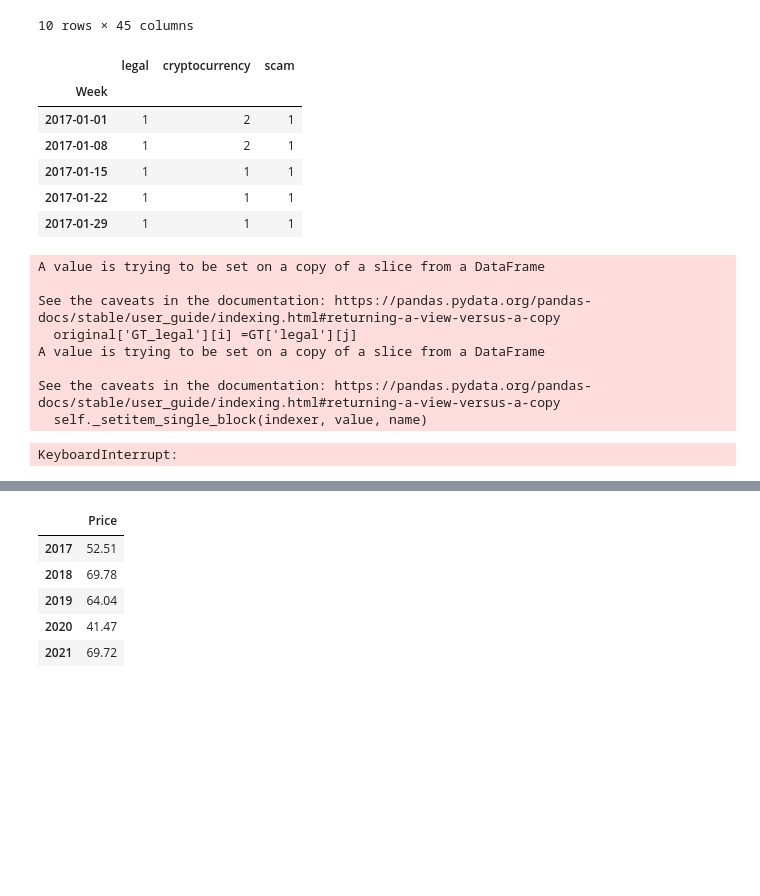
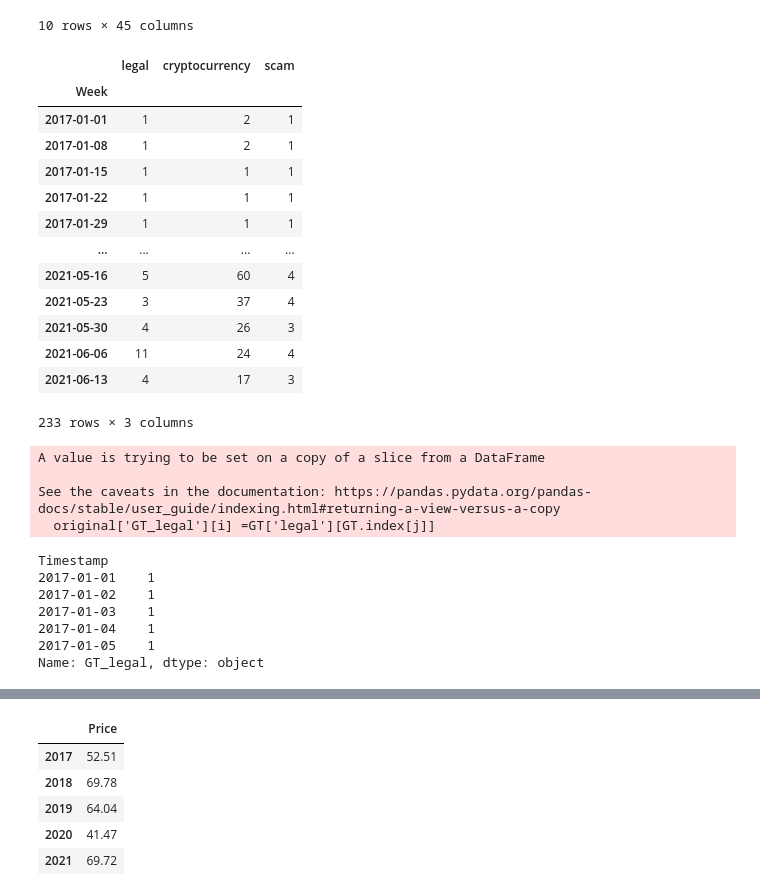
Before and after one commit to s-asrmorais/MSc_thesis_code_DataScience, a Jupyter notebook: code.ipynb, the cells around one changed output, grey strips where cells are left out. Cells and saved outputs as stored; diff of their text form; code cells hidden in the pictures; blank space fills up the shorter version.

```diff
--- a/code.ipynb
+++ b/code.ipynb
@@ -102,9 +102,17 @@ data = pd.date_range('2014-01', periods = 104, freq ='M')
 gold.index=data
 
 # Transform the data
+gold.index=gold.index.strftime('%Y-%m')
+gold.index.name='Timestamp'
 gold= gold.drop(gold.columns[0], axis=1)
 gold= gold.rename(columns={'Unnamed: 2': 'Price'})
 
+# Delete the the rows that you will not use
+for i in gold.index:
+    if i<'2017-01' or i>'2021-06':
+        gold=gold.drop(i)
+    continue
+
 gold.head()
 # %% [output]
 |  | Price |
@@ -116,7 +125,7 @@ gold.head()
 # %%
 # Copy this variable to the original dataframe
-for i in original.index.strftime('%Y-%m-%d'):
-    for j in gold.index.strftime('%Y-%m-%d'):
+for i in original.index.strftime('%Y-%m'):
+    for j in gold.index:
         if i==j:
             original['Gold'][i]=gold['Price'][j]
 
@@ -173,46 +182,53 @@ original.head(10) #check the original dataset
 # %%
 ## Sentiment analysis using Google Trends (GT)
 # Import the variables
 GT = pd.read_csv('C:/Users/sofia/OneDrive/Desktop/CLSBE/2nd year/Tese/data/GT.csv', header=1,index_col=0)
 
-#Rename the variables to simplify
+# Data transformation
 GT = GT.rename(columns={'bitcoin legal: (Worldwide)': 'legal'})
 GT = GT.rename(columns={'bitcoin cryptocurrency: (Worldwide)': 'cryptocurrency'})
 GT = GT.rename(columns={'bitcoin scam: (Worldwide)': 'scam'})
-GT.index = pd.to_datetime(GT.index)
-GT.head()
+
+# Delete the the rows that you will not use
+for i in GT.index:
+    if i>'2021-06-13':
+        GT=GT.drop(i)
+    continue
+GT.head(300)
 # %% [output]
 |  | legal | cryptocurrency | scam |
 | Week |  |  |  |
 | 2017-01-01 | 1 | 2 | 1 |
 | 2017-01-08 | 1 | 2 | 1 |
 | 2017-01-15 | 1 | 1 | 1 |
 | 2017-01-22 | 1 | 1 | 1 |
 | 2017-01-29 | 1 | 1 | 1 |
+| ... | ... | ... | ... |
+| 2021-05-16 | 5 | 60 | 4 |
+| 2021-05-23 | 3 | 37 | 4 |
+| 2021-05-30 | 4 | 26 | 3 |
+| 2021-06-06 | 11 | 24 | 4 |
+| 2021-06-13 | 4 | 17 | 3 |
+233 rows × 3 columns
 # %%
+# Add the GT+legal keyword variable to the original dataset
 original['GT_legal']=''
-# Add the GT+legal keyword variable to the original dataset
 for i in original.index.strftime('%Y-%m-%d'):
-    for j in GT.index.strftime('%Y-%m-%d'):
-        if i==j:
-            original['GT_legal'][i] =GT['legal'][j]
-        else:
-            for k in original.index:
-                for l in GT.index:
-                    if k >l and k<l:
-                          original['GT_legal'][k] =GT['legal'][l]
-    continue
+    for j in range(len(GT.index)-1):
+        if i>=GT.index[j] and i<GT.index[j+1]:
+            original['GT_legal'][i] =GT['legal'][GT.index[j]]
+        continue
 
-#original['GT_cryptocurrency'] =GT['cryptocurrency']
-#original['GT_scam'] =GT['scam']
-original.head(10) #check the original dataset
+original['GT_legal'].head() #check the original dataset
 # %% [output]
 A value is trying to be set on a copy of a slice from a DataFrame
 
 See the caveats in the documentation: https://pandas.pydata.org/pandas-docs/stable/user_guide/indexing.html#returning-a-view-versus-a-copy
-  original['GT_legal'][i] =GT['legal'][j]
-A value is trying to be set on a copy of a slice from a DataFrame
-
-See the caveats in the documentation: https://pandas.pydata.org/pandas-docs/stable/user_guide/indexing.html#returning-a-view-versus-a-copy
-  self._setitem_single_block(indexer, value, name)
+  original['GT_legal'][i] =GT['legal'][GT.index[j]]
-KeyboardInterrupt:
+Timestamp
+2017-01-01    1
+2017-01-02    1
+2017-01-03    1
+2017-01-04    1
+2017-01-05    1
+Name: GT_legal, dtype: object
```
Also changed, not shown: parts of 11 cells of this notebook.
